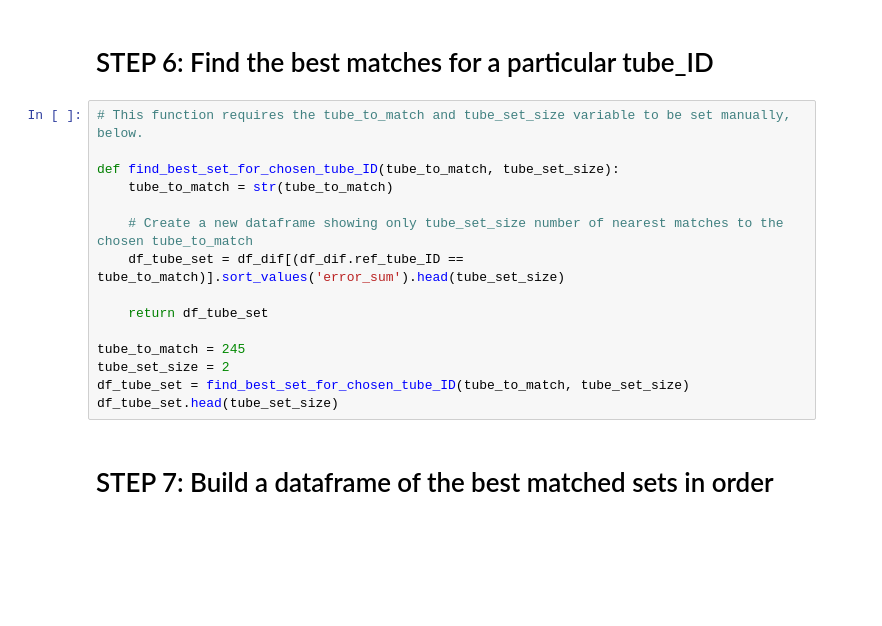
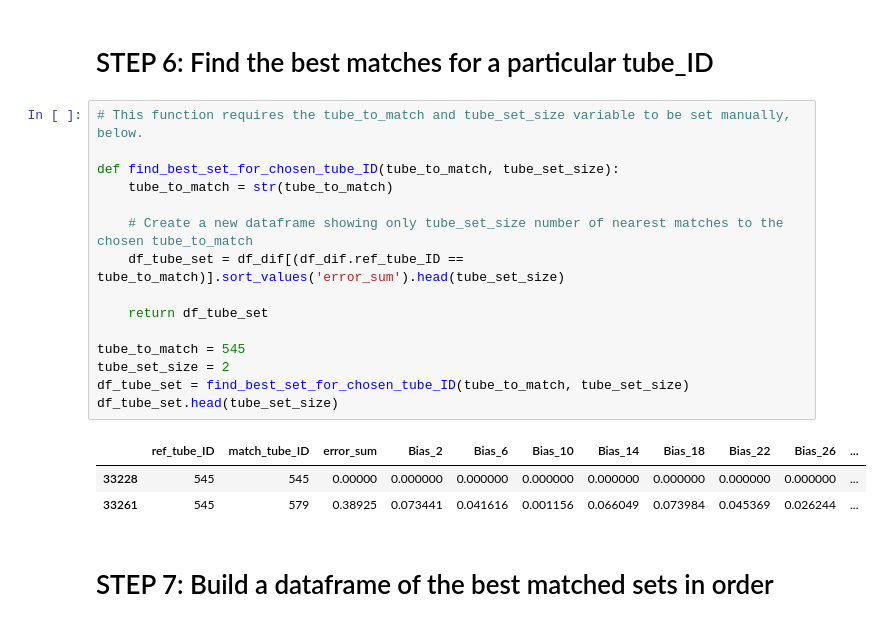
Before and after one commit to rrMacKinnon/Electrona_uTracer, a Jupyter notebook: ElectronauTracer.ipynb, the cells around one changed output. Cells and saved outputs as stored; diff of their text form; blank space fills up the shorter version.

```diff
--- a/ElectronauTracer.ipynb
+++ b/ElectronauTracer.ipynb
@@ -201,18 +211,22 @@ df_dif.head()
 # %%
 # This function requires the tube_to_match and tube_set_size variable to be set manually, below.
 
 def find_best_set_for_chosen_tube_ID(tube_to_match, tube_set_size):
     tube_to_match = str(tube_to_match)
 
     # Create a new dataframe showing only tube_set_size number of nearest matches to the chosen tube_to_match
     df_tube_set = df_dif[(df_dif.ref_tube_ID == tube_to_match)].sort_values('error_sum').head(tube_set_size)
 
     return df_tube_set
 
-tube_to_match = 245
+tube_to_match = 545
 tube_set_size = 2
 df_tube_set = find_best_set_for_chosen_tube_ID(tube_to_match, tube_set_size)
 df_tube_set.head(tube_set_size)
+# %% [output]
+|  | ref_tube_ID | match_tube_ID | error_sum | Bias_2 | Bias_6 | Bias_10 | Bias_14 | Bias_18 | Bias_22 | Bias_26 | ... |
+| 33228 | 545 | 545 | 0.00000 | 0.000000 | 0.000000 | 0.000000 | 0.000000 | 0.000000 | 0.000000 | 0.000000 | ... |
+| 33261 | 545 | 579 | 0.38925 | 0.073441 | 0.041616 | 0.001156 | 0.066049 | 0.073984 | 0.045369 | 0.026244 | ... |
 # %% [markdown]
 # STEP 7:  Build a dataframe of the best matched sets in order
 # %%
```
Also changed, not shown: parts of 5 cells of this notebook.
